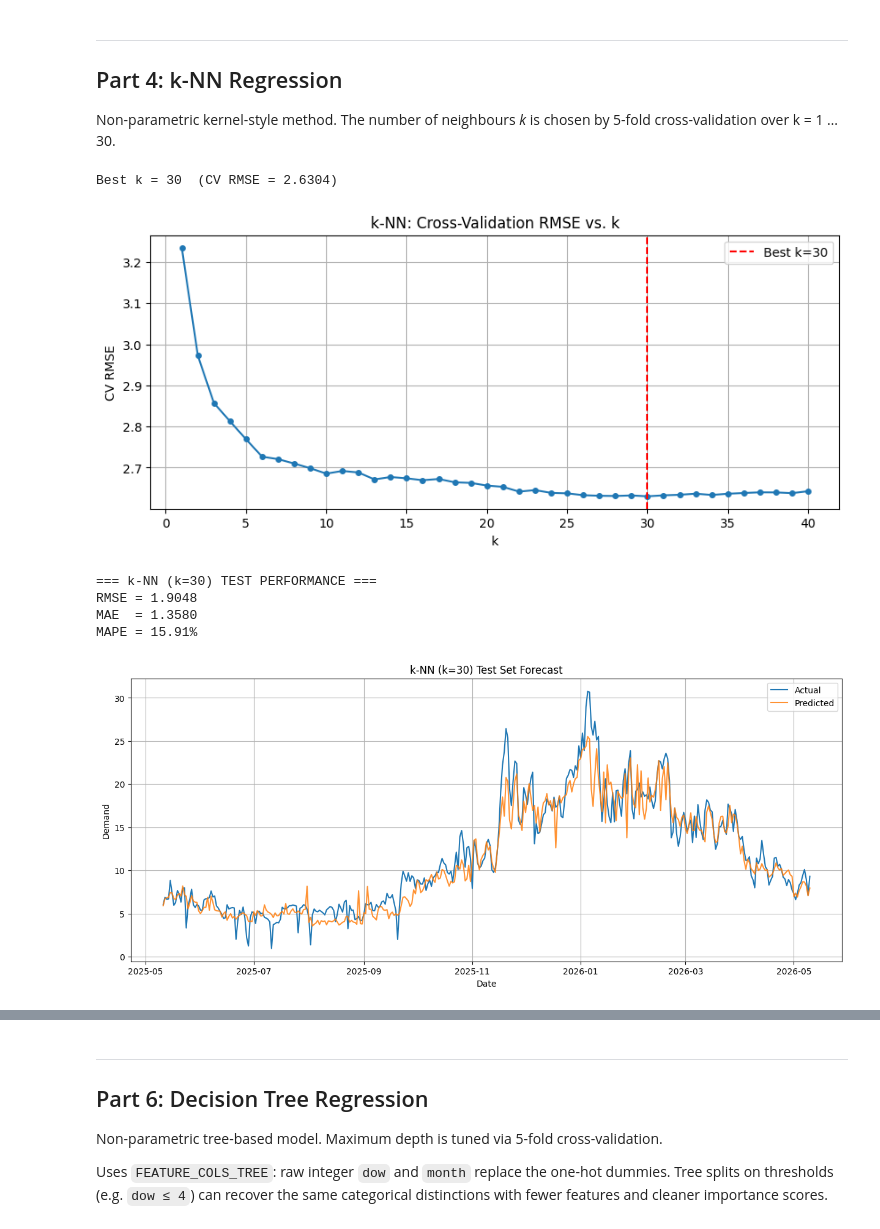
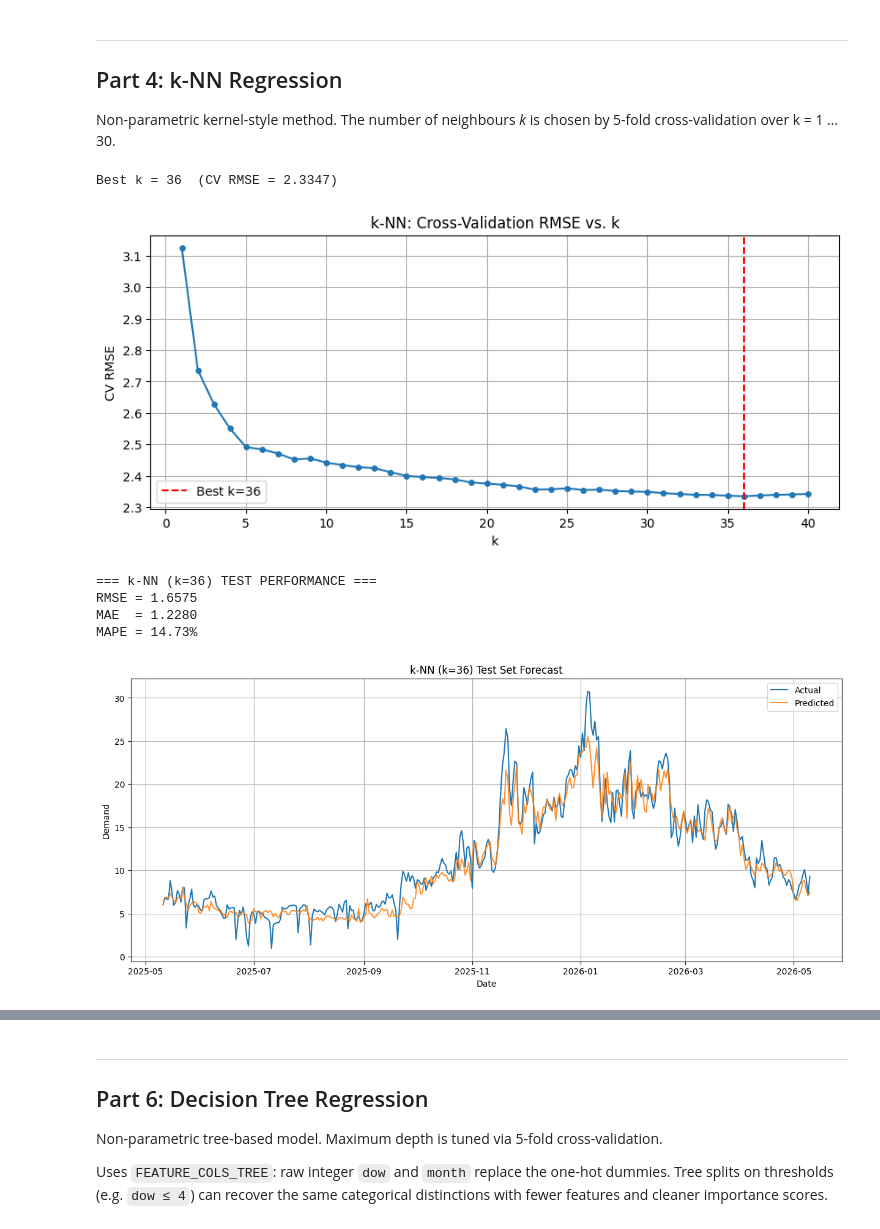
Before and after one commit to stanislavmakushynski/SE_LDZ_daily_gas_stock, a Jupyter notebook: main.ipynb, the cells around one changed output, grey strips where cells are left out. Saved outputs shown, nothing was run; the diff lists cells and outputs as text; code cells hidden in the pictures.

```diff
--- a/main.ipynb
+++ b/main.ipynb
@@ -254,42 +257,42 @@ k_values = range(1, 41)
 cv_rmse = []
 for k in k_values:
     pipe = Pipeline([('scaler', RobustScaler()),
-                     ('model', KNeighborsRegressor(n_neighbors=k))])
+                     ('model', KNeighborsRegressor(n_neighbors=k, p=1))])
     scores = cross_val_score(
         pipe, X_train, y_train, cv=kf, scoring='neg_mean_squared_error'
     )
     cv_rmse.append(np.sqrt(-scores.mean()))
 
 best_k = list(k_values)[np.argmin(cv_rmse)]
 print(f'Best k = {best_k}  (CV RMSE = {min(cv_rmse):.4f})')
 
 plt.figure(figsize=(10, 4))
 plt.plot(list(k_values), cv_rmse, marker='o', markersize=4)
 plt.axvline(best_k, color='red', linestyle='--', label=f'Best k={best_k}')
 plt.xlabel('k')
 plt.ylabel('CV RMSE')
 plt.title('k-NN: Cross-Validation RMSE vs. k')
 plt.legend()
 plt.grid(True)
 plt.show()
 
 knn_best = Pipeline([('scaler', RobustScaler()),
-                     ('model', KNeighborsRegressor(n_neighbors=best_k))])
+                     ('model', KNeighborsRegressor(n_neighbors=best_k, p=1))])
 knn_best.fit(X_train, y_train)
 y_pred_train_knn = knn_best.predict(X_train)
 y_pred_test_knn = knn_best.predict(X_test)
 predictions['kNN'] = {'train': y_pred_train_knn, 'test': y_pred_test_knn}
 print(f'\n=== k-NN (k={best_k}) TEST PERFORMANCE ===')
 evaluate(y_test, y_pred_test_knn, 'kNN')
 plot_forecast(y_test, y_pred_test_knn, f'k-NN (k={best_k}) Test Set Forecast')
 # %% [output]
-Best k = 30  (CV RMSE = 2.6304)
+Best k = 36  (CV RMSE = 2.3347)
-[figure, old version]
+[figure, new version]
-=== k-NN (k=30) TEST PERFORMANCE ===
-RMSE = 1.9048
-MAE  = 1.3580
-MAPE = 15.91%
+=== k-NN (k=36) TEST PERFORMANCE ===
+RMSE = 1.6575
+MAE  = 1.2280
+MAPE = 14.73%
-[figure, old version]
+[figure, new version]
 # %% [markdown]
 ---
 ## Part 5: SARIMAX
```
Also changed, not shown: parts of 14 cells of this notebook.
